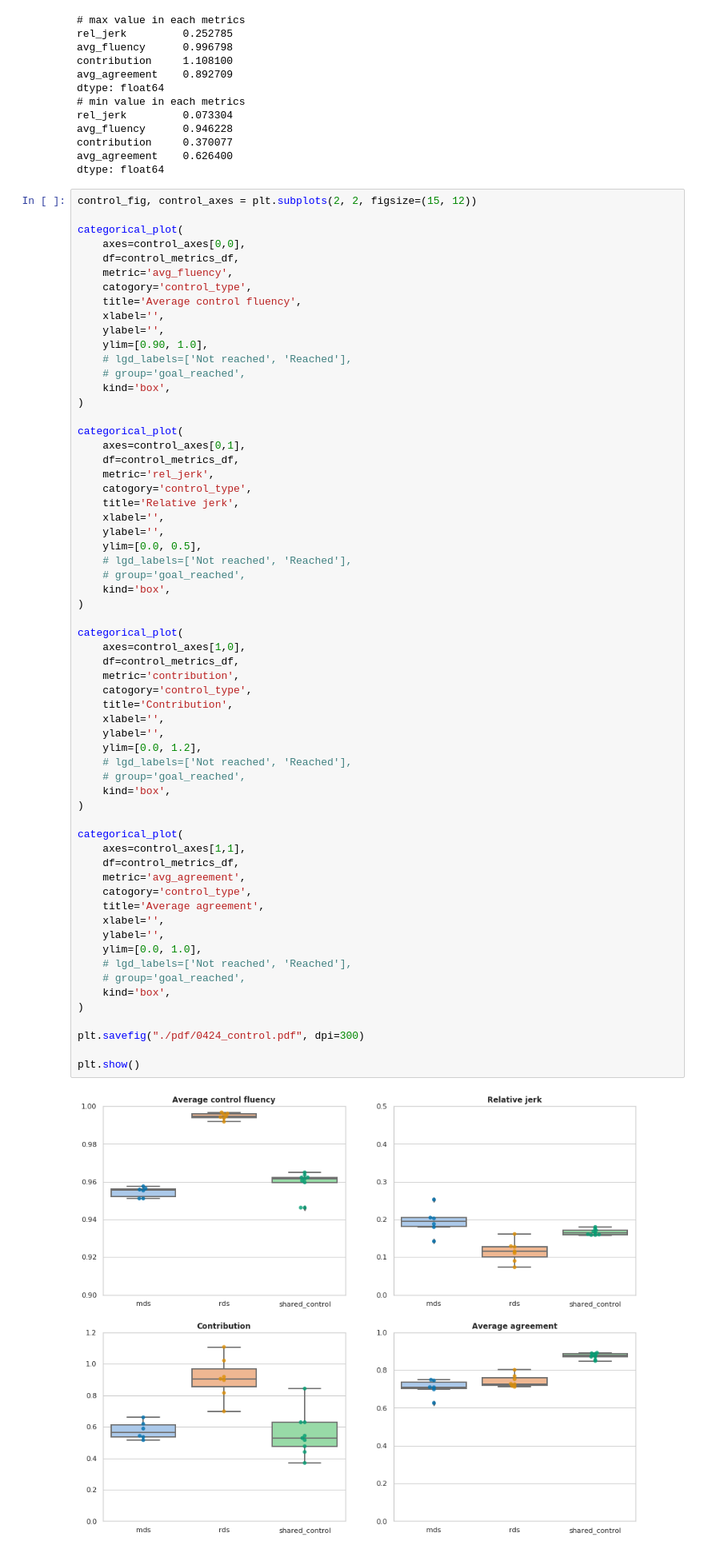
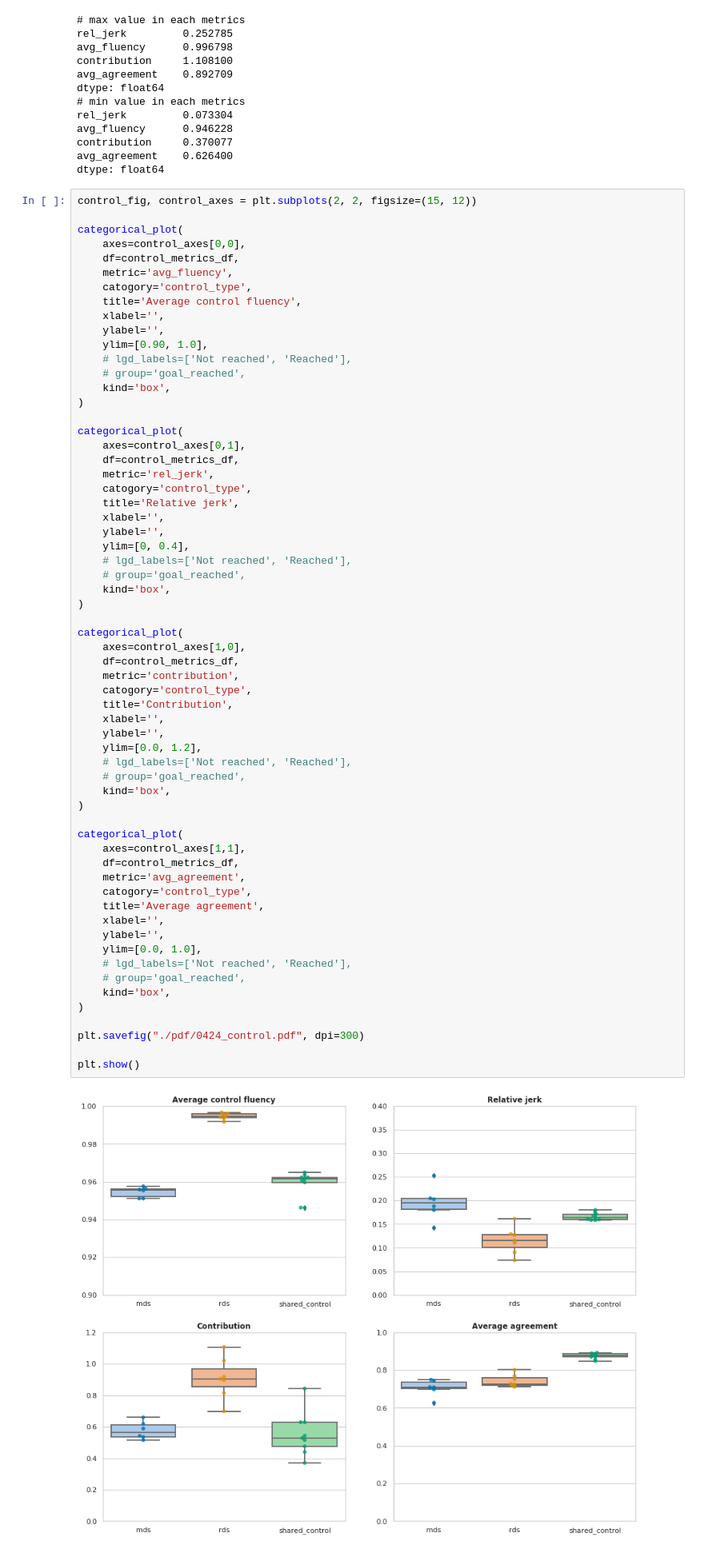
Before and after one commit to epfl-lasa/crowdbot-evaluation-tools, a Jupyter notebook: notebooks/comprehensive_eval_ver2-stats.ipynb, the cells around one changed output. Shown at 80% size. Drawn from its saved outputs; the diff is of its cells as text.

```diff
--- a/notebooks/comprehensive_eval_ver2-stats.ipynb
+++ b/notebooks/comprehensive_eval_ver2-stats.ipynb
@@ -789,7 +791,7 @@ categorical_plot(
     title='Relative jerk',
     xlabel='',
     ylabel='',
-    ylim=[0.0, 0.5],
+    ylim=[0, 0.4],
     # lgd_labels=['Not reached', 'Reached'],
     # group='goal_reached',
     kind='box',
@@ -800,34 +802,34 @@ categorical_plot(
     df=control_metrics_df,
     metric='contribution',
     catogory='control_type',
     title='Contribution',
     xlabel='',
     ylabel='',
     ylim=[0.0, 1.2],
     # lgd_labels=['Not reached', 'Reached'],
     # group='goal_reached',
     kind='box',
 )
 
 categorical_plot(
     axes=control_axes[1,1],
     df=control_metrics_df,
     metric='avg_agreement',
     catogory='control_type',
     title='Average agreement',
     xlabel='',
     ylabel='',
     ylim=[0.0, 1.0],
     # lgd_labels=['Not reached', 'Reached'],
     # group='goal_reached',
     kind='box',
 )
 
 plt.savefig("./pdf/0424_control.pdf", dpi=300)
 
 plt.show()
 # %% [output]
-[figure, old version]
+[figure, new version]
 # %%
 plt.close()
 # %% [markdown]
```
Also changed, not shown: parts of 59 cells of this notebook, 26 other files.
